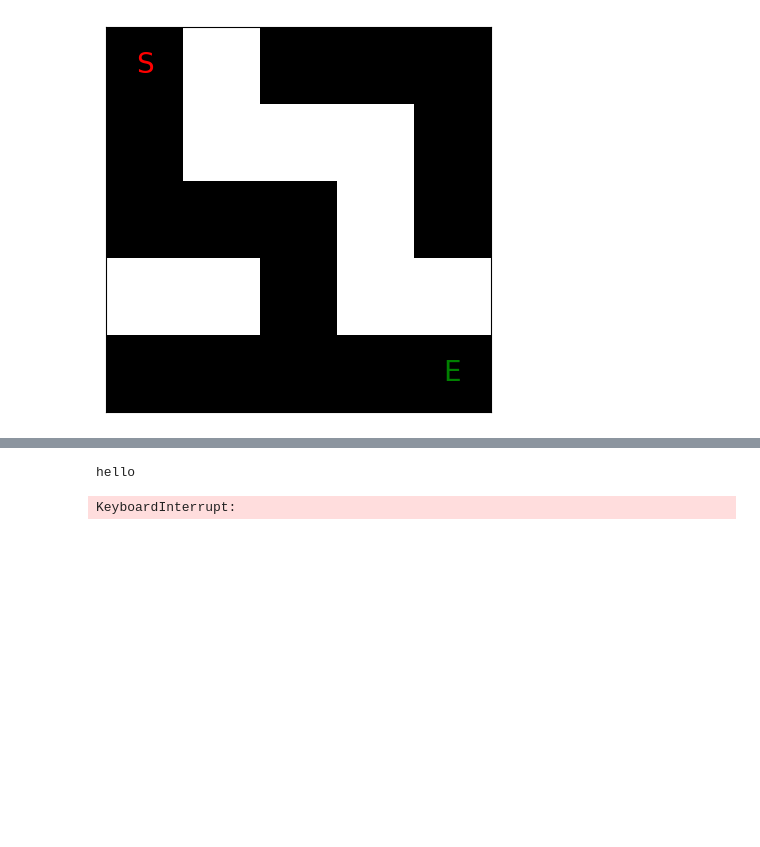
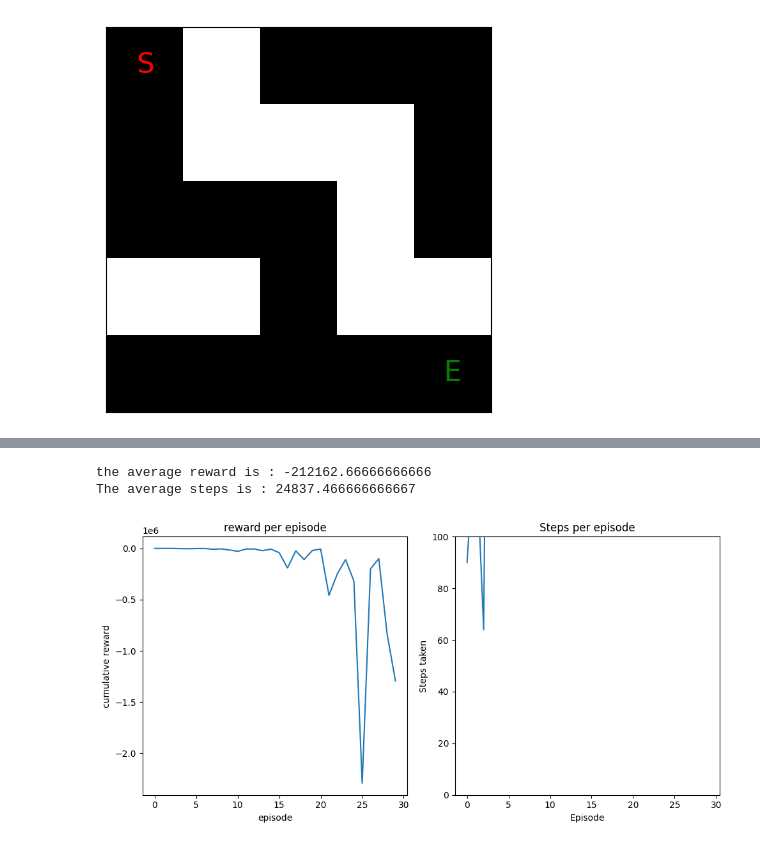
Before and after one commit to somwrks/RL-Maze, a Jupyter notebook: api/main.ipynb, the cells around one changed output, grey strips where cells are left out. Cells and saved outputs as stored; diff of their text form; code cells hidden in the pictures; blank space fills up the shorter version.

```diff
--- a/api/main.ipynb
+++ b/api/main.ipynb
@@ -62,7 +61,7 @@ class Agent:
         current_q_value = self.q_table[state][action]
         new_q_value = current_q_value  + self.learning_rate * (reward + self.discount_factor * self.q_table[next_state][best_next_action] - current_q_value)
 # %%
-goal_reward = 100
+goal_reward = 10
 wall_penalty = -10
 step_penalty = -1
 # %%
@@ -75,11 +74,9 @@ def finish_episode ( agent  , maze , current_episode , train = True):
     path = [current_state]
 
     while not is_done:
-        print("hello")
-
         action = agent.get_action(current_state,current_episode)
         next_state = (current_state[0]+ actions[action][0], current_state[1] + actions[action][1])
-        if next_state[0] < 0 or next_state[0] >= maze.maze_height or next_state[1] < 0 or next_state[1] >= maze.maze_width :
+        if next_state[0] < 0 or next_state[0] >= maze.maze_height or next_state[1] < 0 or next_state[1] >= maze.maze_width or maze.maze[next_state[1]][next_state[0]]==1:
             reward = wall_penalty
             next_state = current_state
         elif next_state == (maze.end_position):
@@ -96,7 +93,7 @@ def finish_episode ( agent  , maze , current_episode , train = True):
         if train == True:
             agent.update_q_table(current_state, action,next_state,reward)
 
-            current_state = next_state
+        current_state = next_state
 
     return episode_reward, episode_step,path
 # %%
@@ -212,49 +160,6 @@ Agent 1: Average Reward = -46166.6, Average Steps = 6922.48
-# %%
-def test_worker(args):
-    agent, maze, epochs = args
-    total_steps = 0
-    total_reward = 0
-    episode_rewards = []
-    episode_steps = []
-
-    for _ in range(epochs):
-        # Correctly call test_agent once per epoch
-        episode_steps, episode_reward = test_agent(agent, maze, epochs=1)
-        total_steps += episode_steps
-        total_reward += episode_reward
-        episode_rewards.append(episode_reward)
-        episode_steps.append(episode_steps)
-
-    return total_steps, total_reward, episode_rewards, episode_steps
-
-def parallel_test_agent(num_agents, epochs, maze):
-    agents = [Agent(maze) for _ in range(num_agents)]
-    arguments = [(agent, maze, epochs) for agent in agents]
-
-    with Pool(processes=num_agents) as pool:
-        results = pool.map(test_worker, arguments)
-
-    for i, result in enumerate(results):
-        total_steps, total_reward, episode_rewards, episode_steps = result
-        print(f"Agent {i+1}: Total Steps = {total_steps}, Total Reward = {total_reward}")
-
-        # Plotting
-        plt.figure(i*2)
-        plt.plot(range(len(episode_rewards)), episode_rewards)
-        plt.title(f'Agent {i+1} Episode Rewards')
-        plt.xlabel('Episode')
-        plt.ylabel('Reward')
-
-        plt.figure(i*2+1)
-        plt.plot(range(len(episode_steps)), episode_steps)
-        plt.title(f'Agent {i+1} Episode Steps')
-        plt.xlabel('Episode')
-        plt.ylabel('Steps')
-
-    plt.show()
-
-# Example usage
-parallel_test_agent(num_agents=1, epochs=25, maze=maze)
-# %% [output]
-hello
-KeyboardInterrupt:
+# %%
+train_agent(agent,maze,epochs=30)
+# %% [output]
+the average reward is : -212162.66666666666
+The average steps is : 24837.466666666667
+[figure, added]
```
Also changed, not shown: parts of 5 cells of this notebook.
